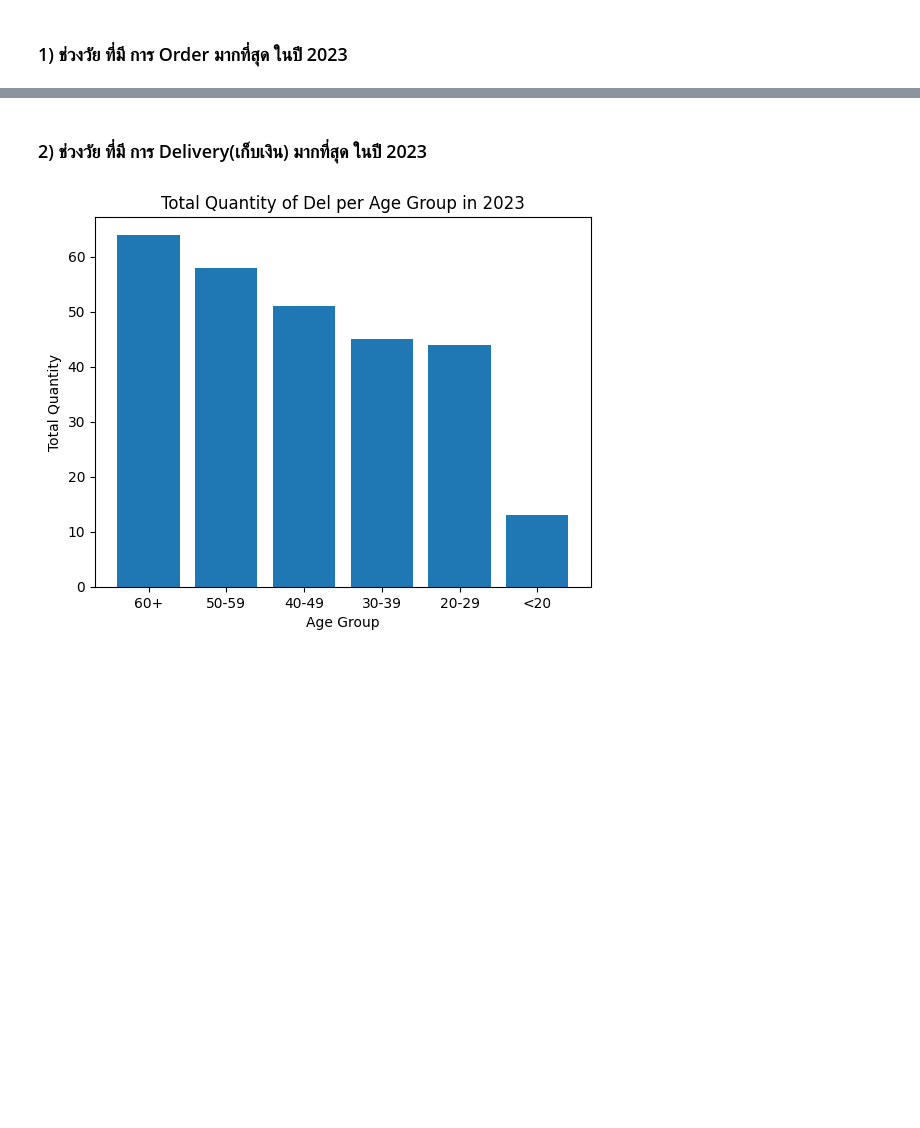
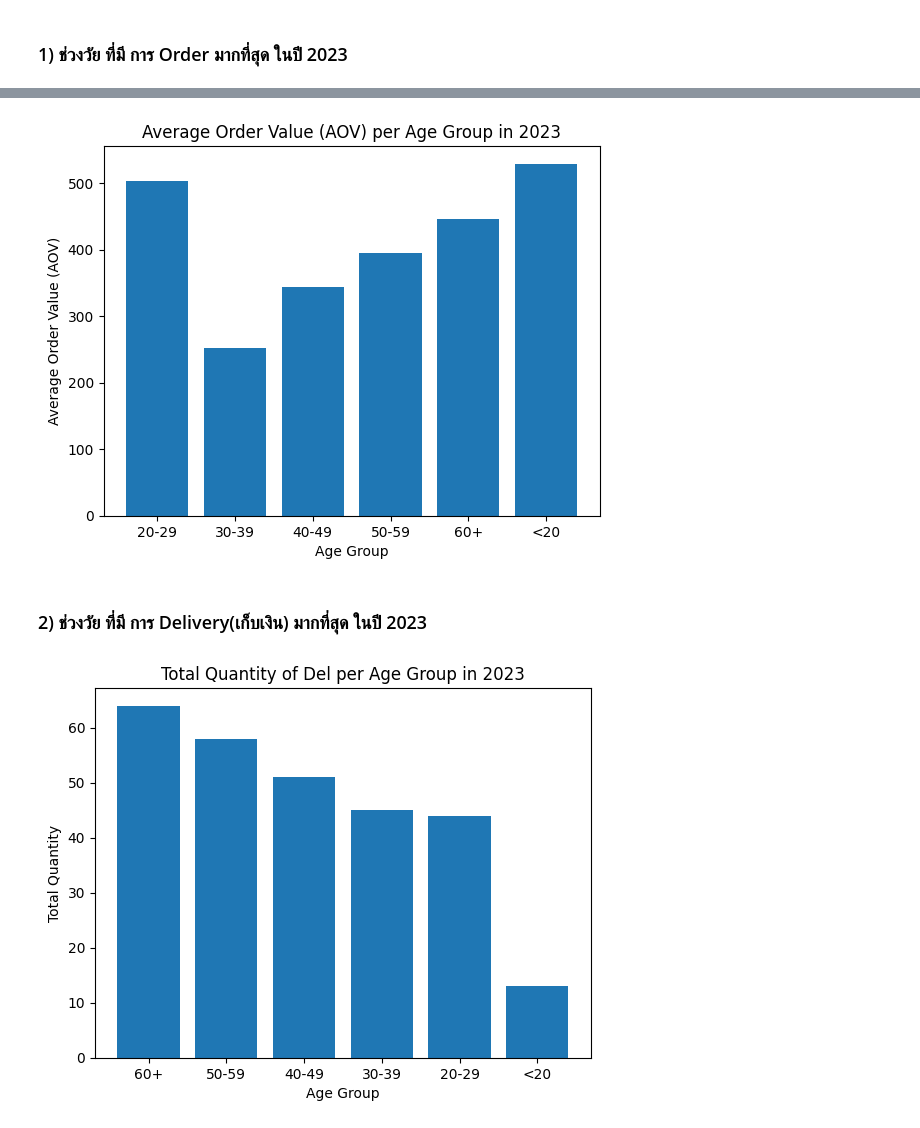
Before and after one commit to ppts2545/E-commerce-Sales-and-Customer-Insights-Dataset, a Jupyter notebook: notebooks/06_Revenue by AgeGroup.ipynb, the cells around one changed output, grey strips where cells are left out. Drawn from its saved outputs; the diff is of its cells as text; code cells hidden in the pictures; blank space fills up the shorter version.

```diff
--- a/notebooks/06_Revenue by AgeGroup.ipynb
+++ b/notebooks/06_Revenue by AgeGroup.ipynb
@@ -24,3 +40,21 @@ plt.show()
+# %%
+#AOV per Age Group in 2023
+aov_per_ageGroup = (
+    df[df["Year"] == 2023]
+    .groupby("AgeGroup")["Revenue"]
+    .sum()
+    / df[df["Year"] == 2023]
+    .groupby("AgeGroup")["OrderID"]
+    .nunique()
+)
+
+plt.bar(aov_per_ageGroup.index, aov_per_ageGroup.values)
+plt.xlabel("Age Group")
+plt.ylabel("Average Order Value (AOV)")
+plt.title("Average Order Value (AOV) per Age Group in 2023")
+plt.show()
+# %% [output]
+[figure, added]
 # %% [markdown]
 ### 2) ช่วงวัย ที่มี การ Delivery(เก็บเงิน) มากที่สุด ในปี 2023
 # %%
```
Also changed, not shown: parts of 4 cells of this notebook, 9 other files.
